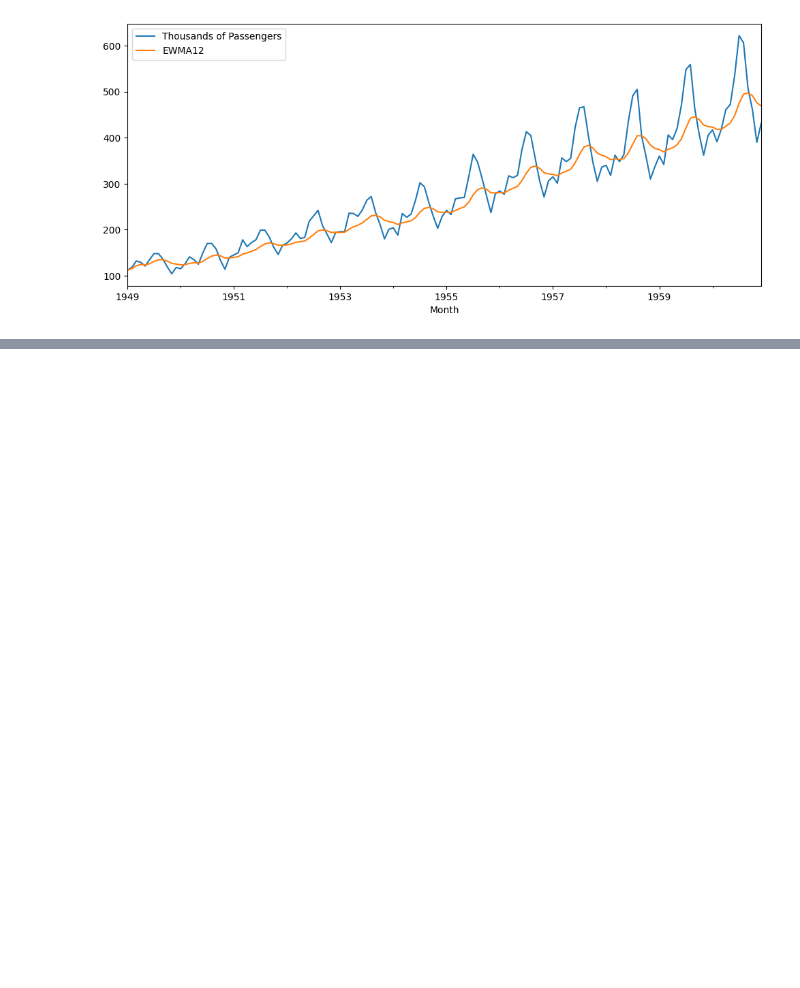
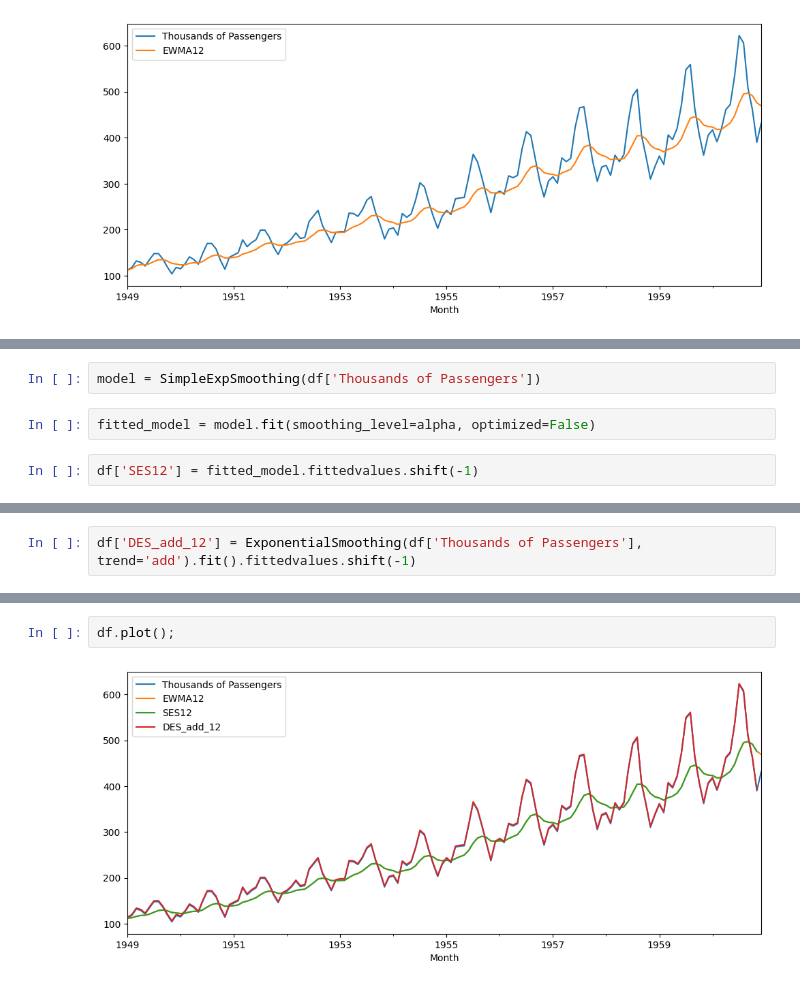
Before and after one commit to sigmadream/practice-analysis, a Jupyter notebook: ts/ts2-statemodel.ipynb, the cells around one changed output, grey strips where cells are left out. Drawn from its saved outputs; the diff is of its cells as text; blank space fills up the shorter version.

```diff
--- a/ts/ts2-statemodel.ipynb
+++ b/ts/ts2-statemodel.ipynb
@@ -109,0 +165,6 @@ airline[['Thousands of Passengers', 'EWMA12']].plot();
+# %%
+model = SimpleExpSmoothing(df['Thousands of Passengers'])
+# %%
+fitted_model = model.fit(smoothing_level=alpha, optimized=False)
+# %%
+df['SES12'] = fitted_model.fittedvalues.shift(-1)
@@ -109,0 +183,2 @@ airline[['Thousands of Passengers', 'EWMA12']].plot();
+# %%
+df['DES_add_12'] = ExponentialSmoothing(df['Thousands of Passengers'], trend='add').fit().fittedvalues.shift(-1)
@@ -109,0 +195,4 @@ airline[['Thousands of Passengers', 'EWMA12']].plot();
+# %%
+df.plot();
+# %% [output]
+[figure, added]
```
Also changed, not shown: parts of 20 cells of this notebook.
